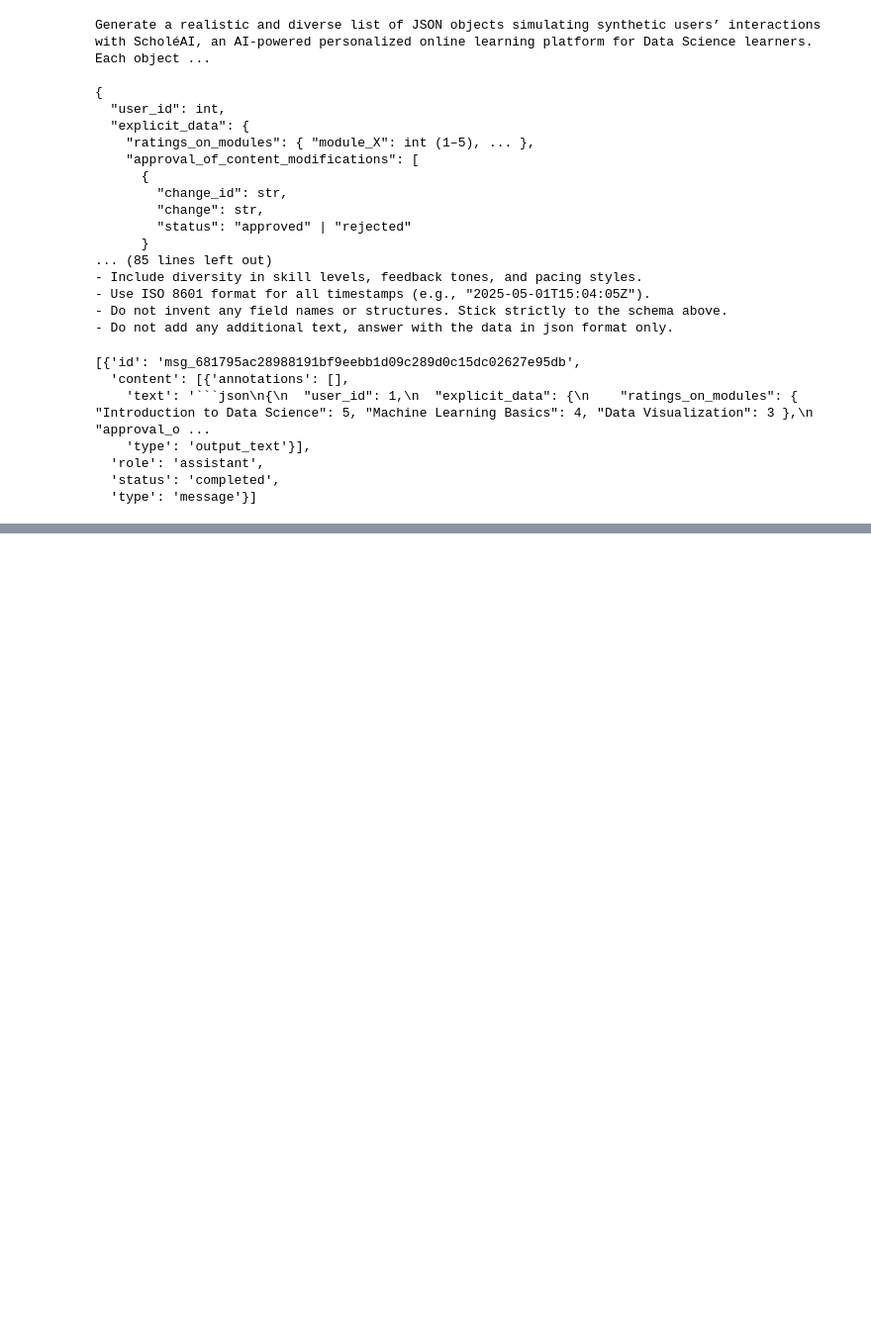
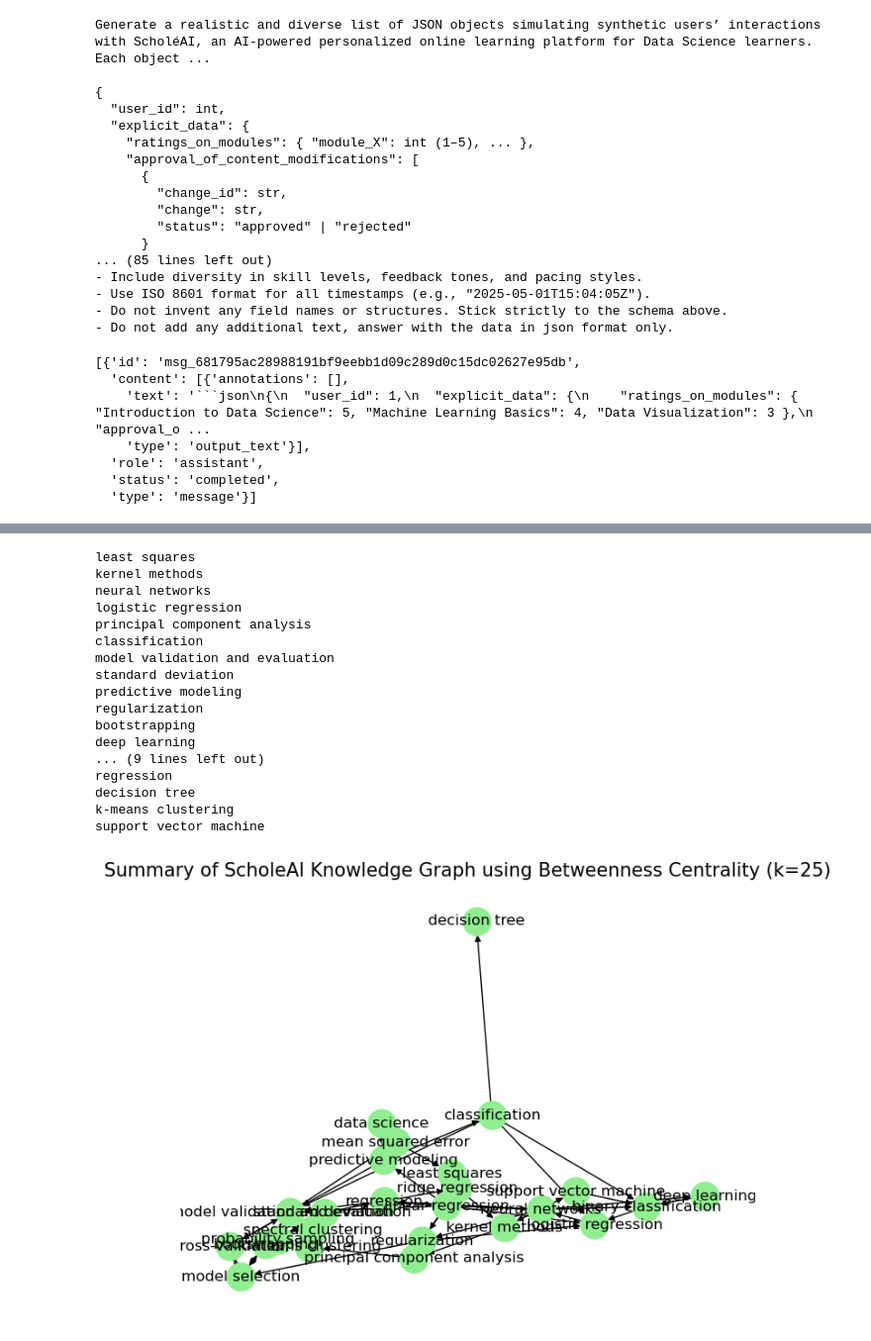
Before and after one commit to JCHAVEROT/semester-project, a Jupyter notebook: experiments/SyntheticData/notebook.ipynb, the cells around one changed output, grey strips where cells are left out. Shown: that part at 99% size. Saved outputs shown, nothing was run; the diff lists cells and outputs as text; code cells hidden in the pictures; blank space fills up the shorter version.

```diff
--- a/experiments/SyntheticData/notebook.ipynb
+++ b/experiments/SyntheticData/notebook.ipynb
@@ -50,0 +59,10 @@ response.to_dict()["output"]
+# %%
+# Print skills set and relations set graphs
+GRAPH_PATH = "graphs"
+with open(os.path.join(GRAPH_PATH, "skills_set.txt"), "r") as f:
+    skills_set = ast.literal_eval(f.read())
+print("Skill set: ", skills_set, end='\n\n')
+
+with open(os.path.join(GRAPH_PATH, "relations_set.txt"), "r") as f:
+    relations_set = ast.literal_eval(f.read())
+print("Relation set: ", relations_set)
@@ -50,0 +73,40 @@ response.to_dict()["output"]
+# %%
+# Load relations_set as a directed graph
+G = nx.DiGraph(relations_set)
+
+# Number of nodes in the subgraph
+K = 25
+# %%
+# Betweenness centrality
+betweenness_centrality = nx.betweenness_centrality(G)
+top_k_nodes = sorted(betweenness_centrality, key=betweenness_centrality.get, reverse=True)[:K]
+subgraphBC = G.subgraph(top_k_nodes).copy()
+
+# Print the nodes
+for node in list(subgraphBC.nodes):
+    print(node)
+
+# Visualization
+nx.draw(subgraphBC, with_labels=True, node_size=500,
+        node_color="lightgreen", arrows=True)
+plt.title(f'Summary of ScholeAI Knowledge Graph using Betweenness Centrality (k={K})', fontsize=15)
+plt.show()
+# %% [output]
+least squares
+kernel methods
+neural networks
+logistic regression
+principal component analysis
+classification
+model validation and evaluation
+standard deviation
+predictive modeling
+regularization
+bootstrapping
+deep learning
+... (9 lines left out)
+regression
+decision tree
+k-means clustering
+support vector machine
+[figure, added]
```
Also changed, not shown: parts of 7 cells of this notebook, 12 other files.
